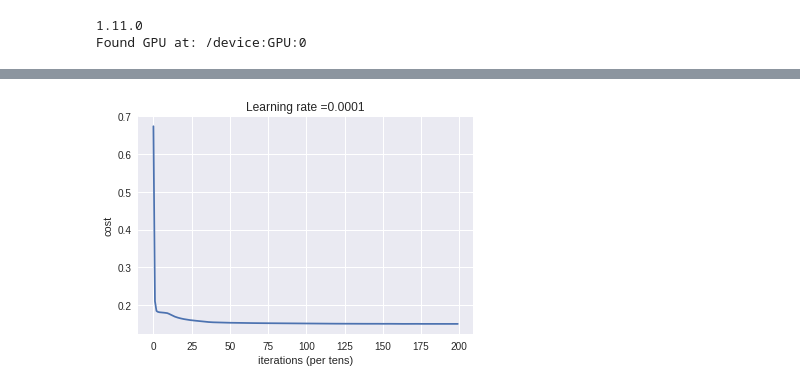
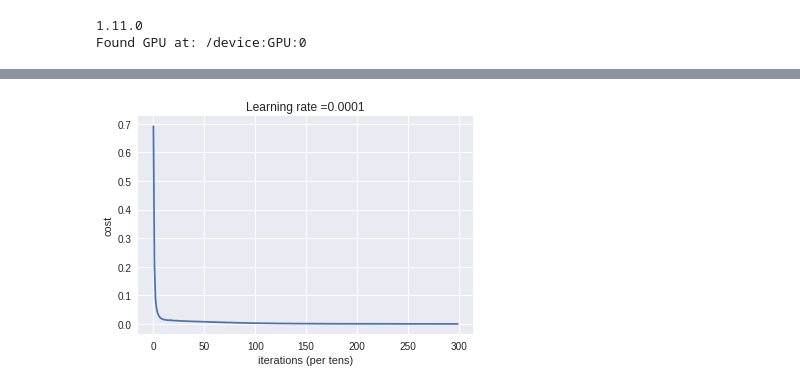
Before and after one commit to yepuv1/primality, a Jupyter notebook: primality_nn.ipynb, the cells around one changed output, grey strips where cells are left out. Cells and saved outputs as stored; diff of their text form; code cells hidden in the pictures.

```diff
--- a/primality_nn.ipynb
+++ b/primality_nn.ipynb
@@ -86,11 +82,6 @@ def generate_x_y(primes, composites=None, feature_size=32):
     size = p_examples_size
 
   return X, Y, size
-# %%
-examples_size = 20
-c, size = generate_composite(examples_size)
-p, size = generate_random_primes(examples_size,PRIMES)
-X, Y, examples_size = generate_x_y(p,c)
 # %%
 def one_hot_matrix(labels, C):
     """
@@ -353,0 +347,11 @@ def model(X_train, Y_train, X_test, Y_test,dic_of_layer_sizes,learning_rate = 0.
+# %%
+PRIMES_FILENAME = "10million_primes.p"
+def save_primes(file):
+  p_num = [i for i in primerange(2, 100000)]
+  pickle.dump( p_num, open(file, "wb" ))
+  return p_num
+
+def load_primes(file):
+ return pickle.load(open(file, "rb" ))
+
+PRIMES = save_primes(PRIMES_FILENAME)
@@ -354,40 +364,49 @@ def model(X_train, Y_train, X_test, Y_test,dic_of_layer_sizes,learning_rate = 0.
 # %%
-%%time
-examples_size = 50000
-c, size = generate_composite(examples_size)
-p, size = generate_random_primes(examples_size,PRIMES)
-X_train, Y_train, training_size = generate_x_y(p,c)
-
-examples_size = 100
-c, size = generate_composite(examples_size)
-p, size = generate_random_primes(examples_size,PRIMES)
-X_test, Y_test, test_size = generate_x_y(p,c)
-
-Y_train = one_hot_matrix(Y_train.reshape(training_size), 2)
-Y_test = one_hot_matrix(Y_test.reshape(test_size), 2)
+def main():
+  examples_size = 5000
+  c, size = generate_composite(examples_size)
+  p, size = generate_random_primes(examples_size,PRIMES)
+  s_p_train = set(p)
+  X_train, Y_train, training_size = generate_x_y(p,c)
 
 
-print ("number of training examples = " + str(X_train.shape[1]))
-print ("number of test examples = " + str(X_test.shape[1]))
-print ("X_train shape: " + str(X_train.shape))
-print ("Y_train shape: " + str(Y_train.shape))
-print ("X_test shape: " + str(X_test.shape))
-print ("Y_test shape: " + str(Y_test.shape))
+  examples_size = 100
+  c, size = generate_composite(examples_size)
+  p, size = generate_random_primes(examples_size,PRIMES)
 
-dic_of_layer_sizes ={
-    "W1":[5,32],
-    "b1":[5,1],
-    "W2":[2,5],
-    "b2":[2,1]
-}
+  # remove the primes common for both test and train
+  s_p_test = set(p)
+  s_p_test = s_p_test - s_p_train
+  X_test, Y_test, test_size = generate_x_y(list(s_p_test),c)
 
-parameters = model(
-    X_train,
-    Y_train,
-    X_test,
-    Y_test,
-    dic_of_layer_sizes,
-    num_epochs=1000,
-    minibatch_size=64
-)
+  Y_train = one_hot_matrix(Y_train.reshape(training_size), 2)
+  Y_test = one_hot_matrix(Y_test.reshape(test_size), 2)
+
+
+  print ("number of training examples = " + str(X_train.shape[1]))
+  print ("number of test examples = " + str(X_test.shape[1]))
+  print ("X_train shape: " + str(X_train.shape))
+  print ("Y_train shape: " + str(Y_train.shape))
+  print ("X_test shape: " + str(X_test.shape))
+  print ("Y_test shape: " + str(Y_test.shape))
+
+  dic_of_layer_sizes ={
+      "W1":[64,32],
+      "b1":[64,1],
+      "W2":[2,64],
+      "b2":[2,1]
+  }
+
+  parameters = model(
+      X_train,
+      Y_train,
+      X_test,
+      Y_test,
+      dic_of_layer_sizes,
+      num_epochs=1500,
+      minibatch_size=64
+  )
+  return parameters
+
+parameters = main()
 # %% [output]
@@ -411,2 +430,2 @@ Cost after epoch 900: 0.150701
-[figure, old version]
+[figure, new version]
 Parameters have been trained!
```
Also changed, not shown: parts of 11 cells of this notebook.
